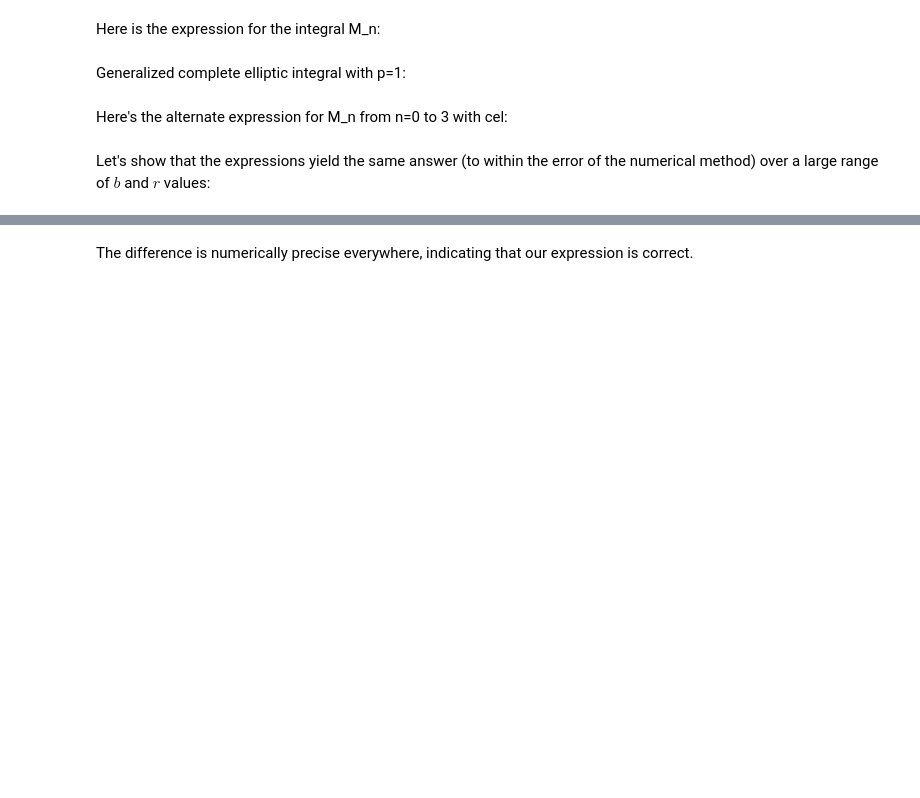
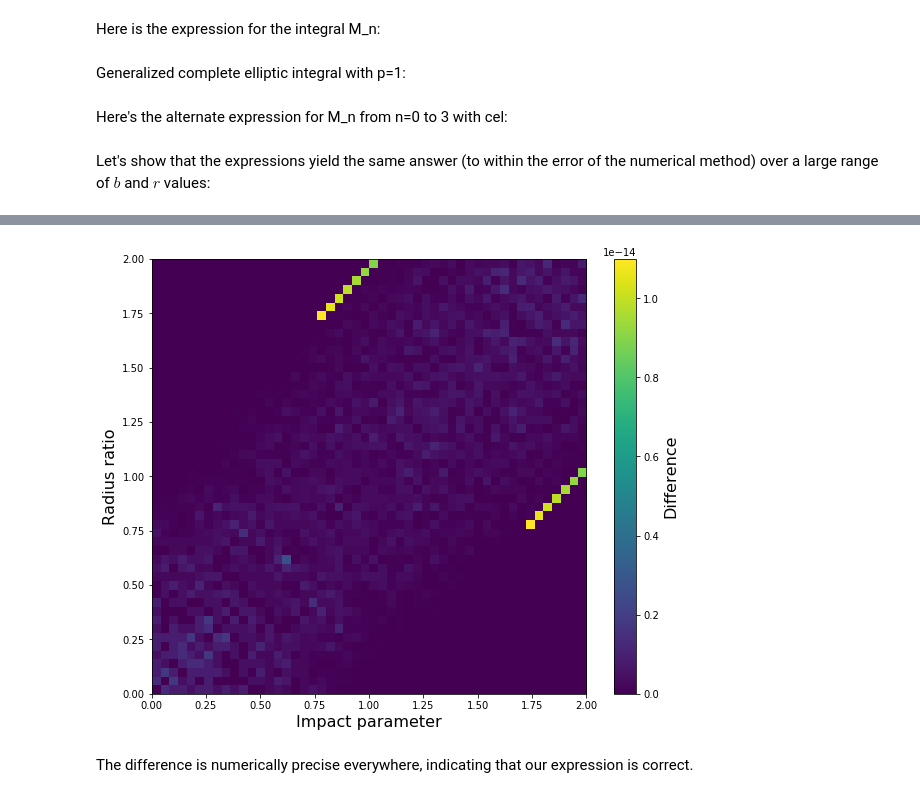
Before and after one commit to rodluger/Limbdark.jl, a Jupyter notebook: proofs/Mn_cel.ipynb, the cells around one changed output, grey strips where cells are left out. Cells and saved outputs as stored; diff of their text form; code cells hidden in the pictures; blank space fills up the shorter version.

```diff
--- a/proofs/Mn_cel.ipynb
+++ b/proofs/Mn_cel.ipynb
@@ -109,2 +113,6 @@ for k, Nu in enumerate(Nu_grid):
+# %%
+plot(3)
+# %% [output]
+[figure, added]
 # %% [markdown]
 The difference is numerically precise everywhere, indicating that our expression is correct.
```
Also changed, not shown: parts of 8 cells of this notebook, 10 other files.
